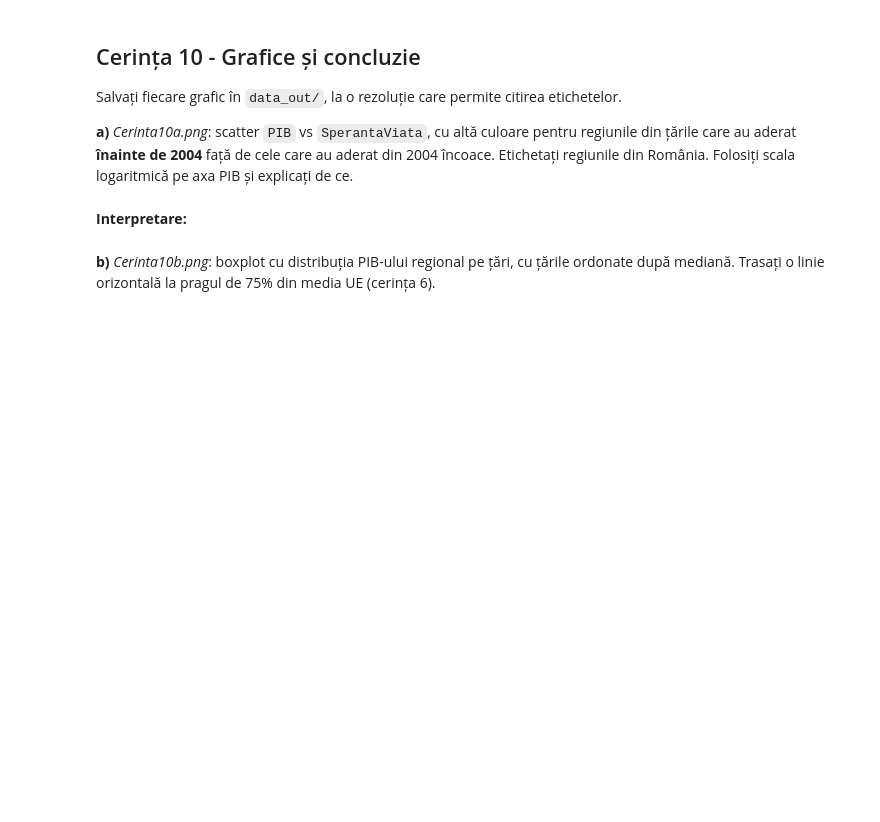
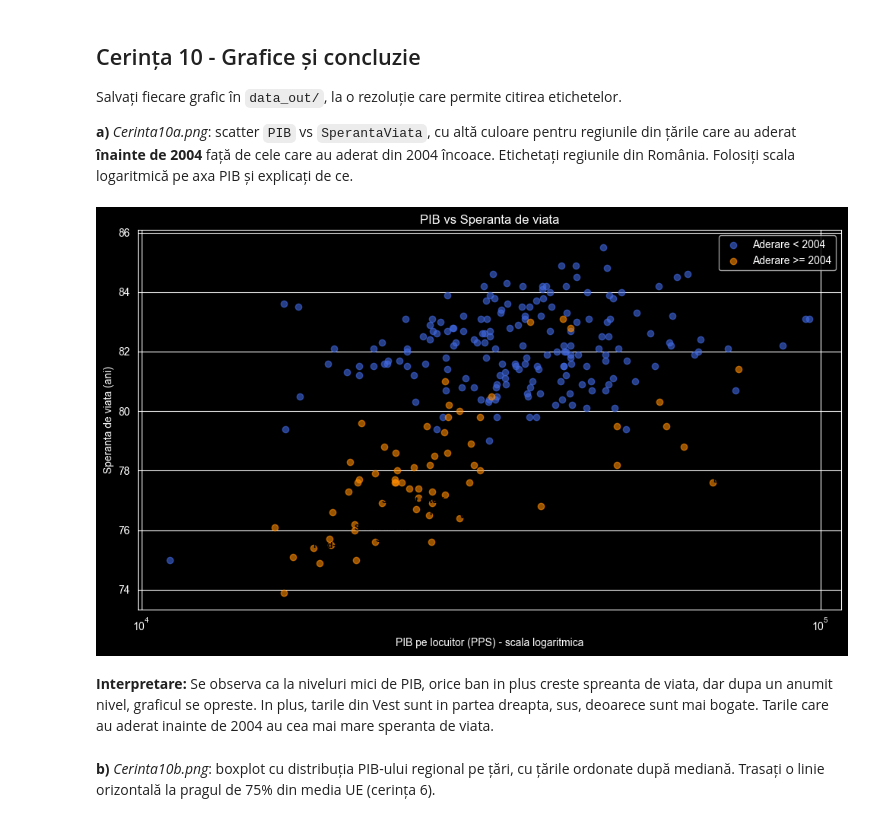
Before and after one commit to radustefania1/Dezvoltare_Software_Pentru_Analiza_Datelor, a Jupyter notebook: Teme/tema1_/tema1.ipynb, the cells around one changed output. Drawn from its saved outputs; the diff is of its cells as text; code cells hidden in the pictures; blank space fills up the shorter version.

```diff
--- a/Teme/tema1_/tema1.ipynb
+++ b/Teme/tema1_/tema1.ipynb
@@ -65,3 +118,20 @@ Afișați apoi numărul de valori lipsă pentru fiecare indicator și regiunile
 **Verificare:** după completare nu mai există valori lipsă.
 
 *Întrebare:* de ce este mai potrivită media țării decât media UE? Pentru care țară nu a fost posibil acest lucru?
+# %%
+#tabel
+tabel2 = tabel.copy()
+
+#inlocuire cu media tarii
+for i in indicatori:
+    tabel2[i] = tabel2[i].fillna(tabel2.groupby("CodTara")[i].transform("mean"))
+
+#inlocuire cu media ue
+for i in indicatori:
+    tabel2[i] = tabel2[i].fillna(tabel2[i].mean())
+
+#salvare in fisier
+tabel2.to_csv("./data_out/Cerinta2.csv")
+
+#verificare!!!
+print("Valori lipsa:", tabel2[indicatori].isna().sum().sum())
@@ -159,8 +528,32 @@ Salvați în *Cerinta9.csv* (index: codul regiunii din România; coloanele `Regi
 Salvați fiecare grafic în `data_out/`, la o rezoluție care permite citirea etichetelor.
 
 **a)** *Cerinta10a.png*: scatter `PIB` vs `SperantaViata`, cu altă culoare pentru regiunile din țările care au aderat **înainte de 2004** față de cele care au aderat din 2004 încoace. Etichetați regiunile din România. Folosiți scala logaritmică pe axa PIB și explicați de ce.
+# %%
+plt.figure(figsize=(10, 6))
+
+vechi = tabel2[tabel2["AnAderare"] < 2004]
+noi = tabel2[tabel2["AnAderare"] >= 2004]
+
+plt.scatter(vechi["PIB"], vechi["SperantaViata"], color="royalblue", alpha=0.6, label="Aderare < 2004")
+plt.scatter(noi["PIB"], noi["SperantaViata"], color="darkorange", alpha=0.6, label="Aderare >= 2004")
+
+# etichetam regiunile din Romania
+ro = tabel2[tabel2["Tara"] == "Romania"]
+for cod, rand in ro.iterrows():
+    plt.annotate(rand["Denumire"], (rand["PIB"], rand["SperantaViata"]), fontsize=8, color="black", weight="bold")
+
+plt.xscale("log")
+plt.xlabel("PIB pe locuitor (PPS) - scala logaritmica")
+plt.ylabel("Speranta de viata (ani)")
+plt.title("PIB vs Speranta de viata")
+plt.legend()
+plt.tight_layout()
+plt.savefig("./data_out/Cerinta10a.png", dpi=200)
+plt.show()
+# %% [output]
+[figure, added]
 # %% [markdown]
-**Interpretare:**
+**Interpretare:** Se observa ca la niveluri mici de PIB, orice ban in plus creste spreanta de viata, dar dupa un anumit nivel, graficul se opreste. In plus, tarile din Vest sunt in partea dreapta, sus, deoarece sunt mai bogate. Tarile care au aderat inainte de 2004 au cea mai mare speranta de viata.
 # %% [markdown]
 **b)** *Cerinta10b.png*: boxplot cu distribuția PIB-ului regional pe țări, cu țările ordonate după mediană. Trasați o linie orizontală la pragul de 75% din media UE (cerința 6).
 # %% [markdown]
```
Also changed, not shown: parts of 18 cells of this notebook, 11 other files.
